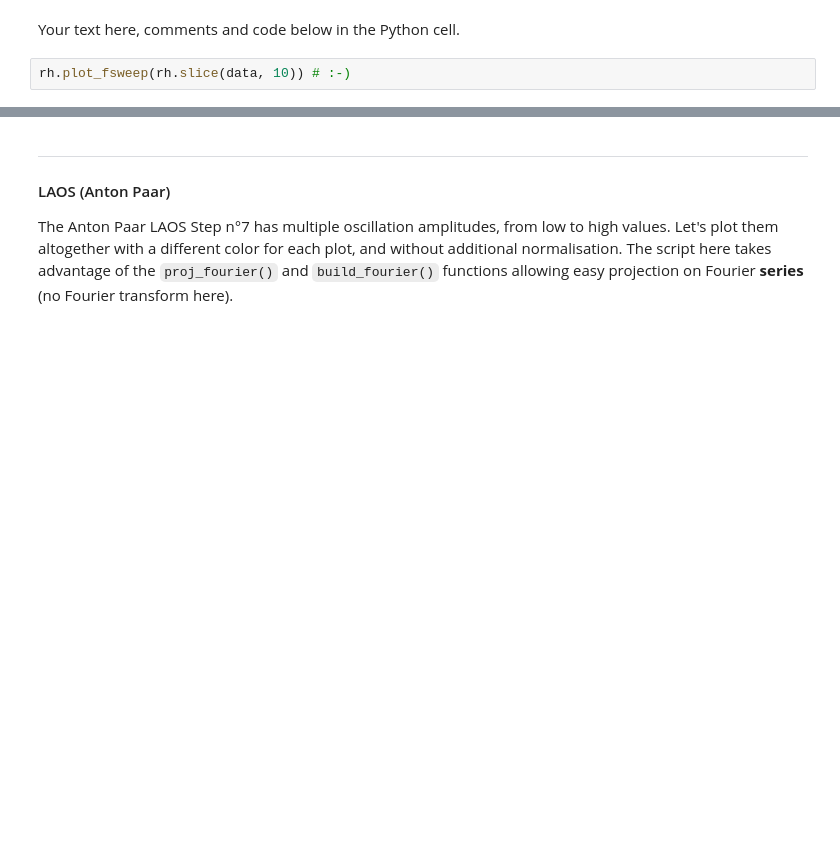
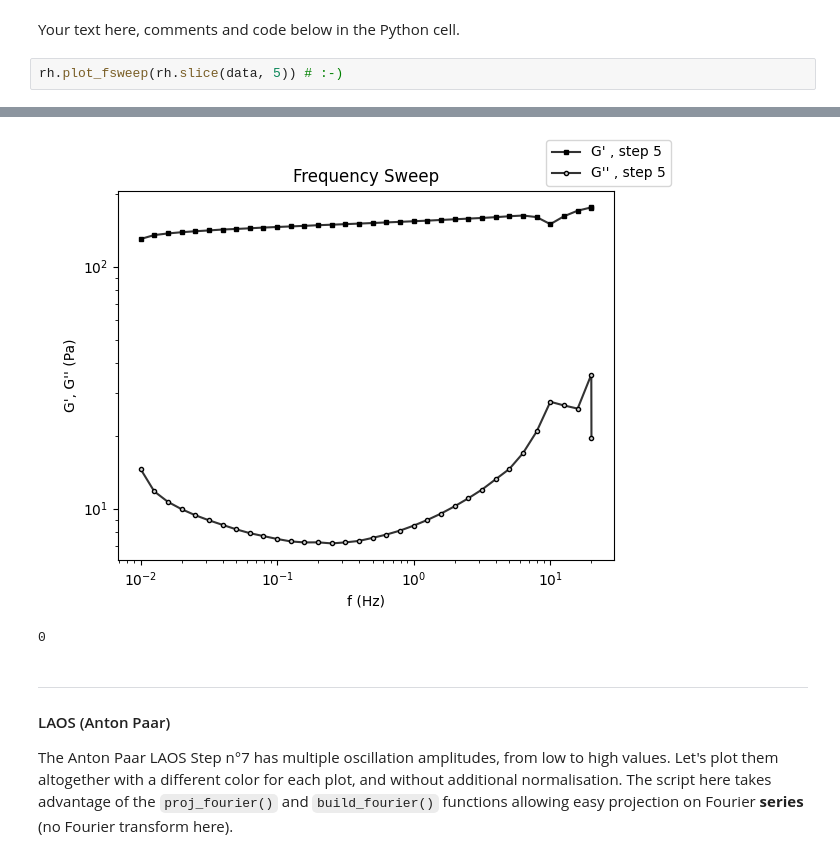
Before and after one commit to bsaintmichel/read-rheol, a Jupyter notebook: ReadRheology.ipynb, the cells around one changed output, grey strips where cells are left out. Saved outputs shown, nothing was run; the diff lists cells and outputs as text; blank space fills up the shorter version.

```diff
--- a/ReadRheology.ipynb
+++ b/ReadRheology.ipynb
@@ -19,4 +38,5 @@ fig, fit = rh.plot_flowcurve(flowcurves)            # Plot the flow curves of st
 # %% [markdown]
 Your text here, comments and code below in the Python cell.
 # %%
-rh.plot_fsweep(rh.slice(data, 10)) # :-)
+rh.plot_fsweep(rh.slice(data, 5)) # :-)
+# %% [output]
@@ -23,3 +44,5 @@ rh.plot_fsweep(rh.slice(data, 10)) # :-)
+[figure, added]
+0
 # %% [markdown]
 -------------------------------------------------
 
```
Also changed, not shown: parts of 4 cells of this notebook, 2 other files.
